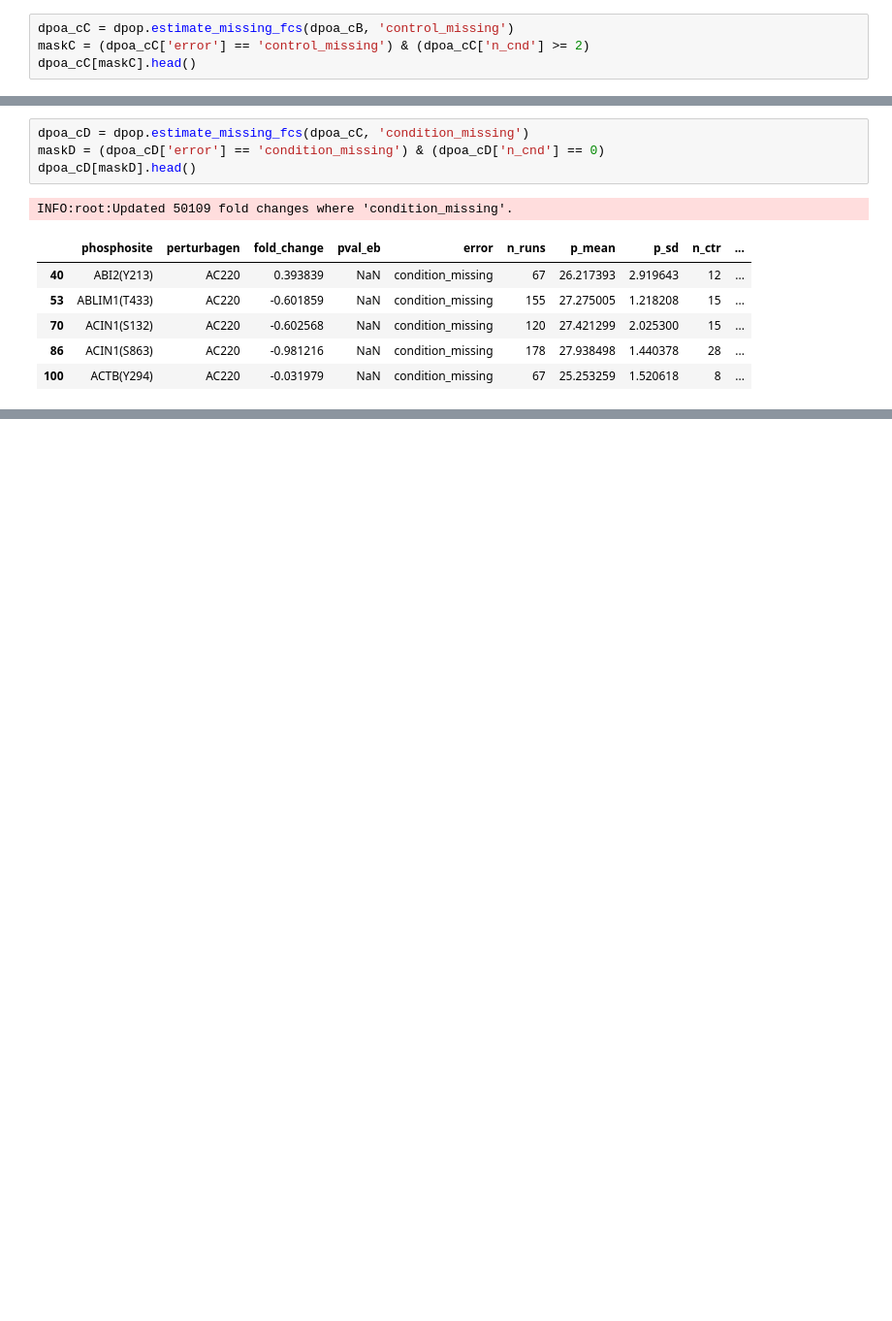
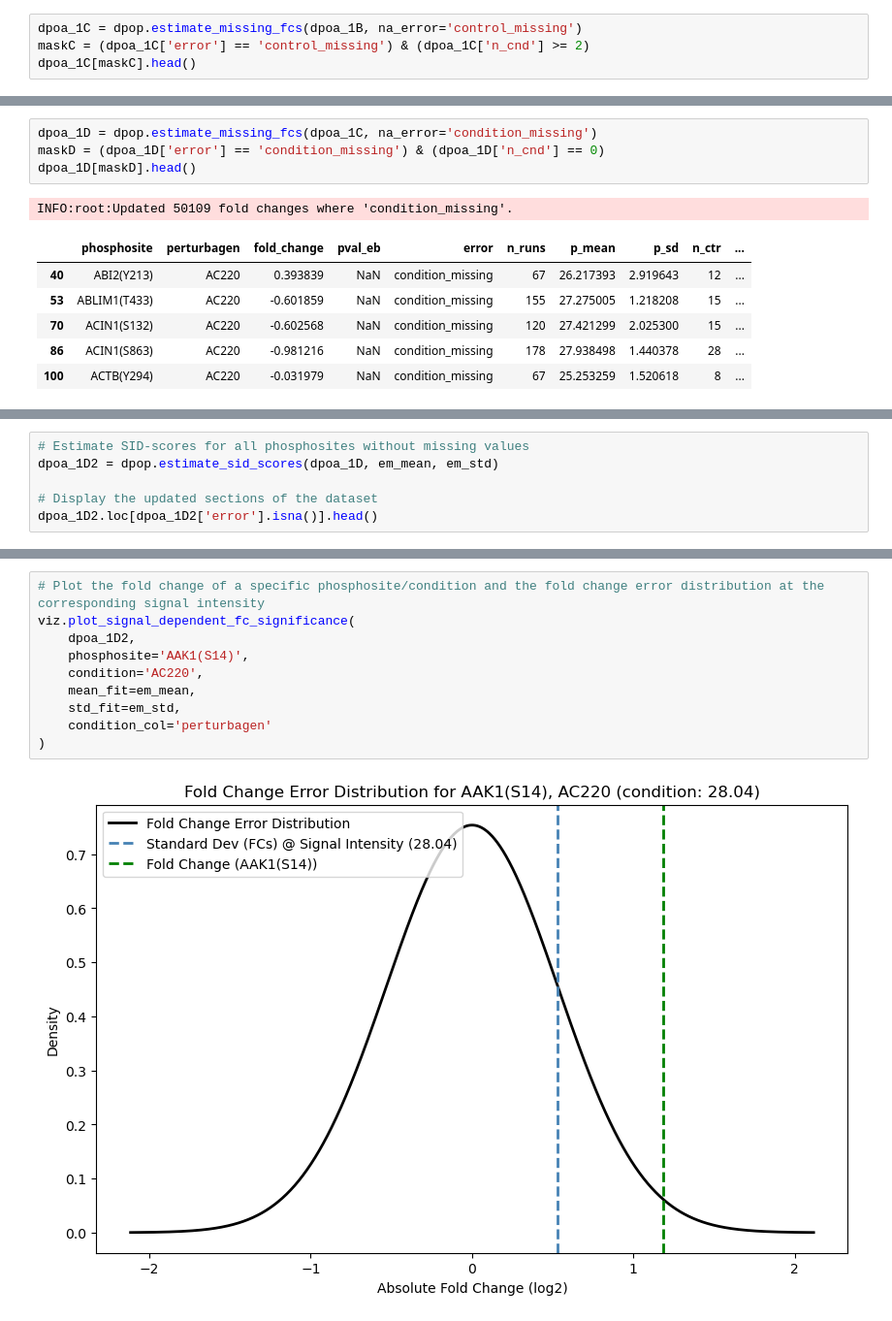
Before and after one commit to magdalenahuebner/magpipe, a Jupyter notebook: notebooks/05-mh-process-dpoa-results.ipynb, the cells around one changed output, grey strips where cells are left out. Shown at 97% size. Cells and saved outputs as stored; diff of their text form; blank space fills up the shorter version.

Commit message:
added signal intensity-dependent confidence score estimation

```diff
--- a/notebooks/05-mh-process-dpoa-results.ipynb
+++ b/notebooks/05-mh-process-dpoa-results.ipynb
@@ -123,9 +124,9 @@ For phosphosites quantified in a condition X (>= 2 measurements) but not in cont
 - Interpreting a negative Z-score as a fold change between 0 and 1.
 - Interpreting a positive Z-score as a fold change between 1 and 2 for missing controls.
 # %%
-dpoa_cC = dpop.estimate_missing_fcs(dpoa_cB, 'control_missing')
-maskC = (dpoa_cC['error'] == 'control_missing') & (dpoa_cC['n_cnd'] >= 2)
-dpoa_cC[maskC].head()
+dpoa_1C = dpop.estimate_missing_fcs(dpoa_1B, na_error='control_missing')
+maskC = (dpoa_1C['error'] == 'control_missing') & (dpoa_1C['n_cnd'] >= 2)
+dpoa_1C[maskC].head()
 # %% [output]
 INFO:root:Updated 1441 fold changes where 'control_missing'.
 |  | phosphosite | perturbagen | fold_change | pval_eb | error | n_runs | p_mean | p_sd | n_ctr | ... |
@@ -148,9 +149,9 @@ In cases where a phosphosite is adequately quantified in control samples (>= 4 m
 - Interpreting a negative Z-score as a fold change between 0 and -1.
 - Interpreting a positive Z-score as a fold change between -1 and -2 for missing controls.
 # %%
-dpoa_cD = dpop.estimate_missing_fcs(dpoa_cC, 'condition_missing')
-maskD = (dpoa_cD['error'] == 'condition_missing') & (dpoa_cD['n_cnd'] == 0)
-dpoa_cD[maskD].head()
+dpoa_1D = dpop.estimate_missing_fcs(dpoa_1C, na_error='condition_missing')
+maskD = (dpoa_1D['error'] == 'condition_missing') & (dpoa_1D['n_cnd'] == 0)
+dpoa_1D[maskD].head()
 # %% [output]
 INFO:root:Updated 50109 fold changes where 'condition_missing'.
 |  | phosphosite | perturbagen | fold_change | pval_eb | error | n_runs | p_mean | p_sd | n_ctr | ... |
@@ -166,0 +195,6 @@ viz.plot_distance_to_signal_dist(dpoa_cD, phosphosite='ACIN1(S863)', perturbagen
+# %%
+# Estimate SID-scores for all phosphosites without missing values
+dpoa_1D2 = dpop.estimate_sid_scores(dpoa_1D, em_mean, em_std)
+
+# Display the updated sections of the dataset
+dpoa_1D2.loc[dpoa_1D2['error'].isna()].head()
@@ -166,0 +210,12 @@ viz.plot_distance_to_signal_dist(dpoa_cD, phosphosite='ACIN1(S863)', perturbagen
+# %%
+# Plot the fold change of a specific phosphosite/condition and the fold change error distribution at the corresponding signal intensity
+viz.plot_signal_dependent_fc_significance(
+    dpoa_1D2,
+    phosphosite='AAK1(S14)',
+    condition='AC220',
+    mean_fit=em_mean,
+    std_fit=em_std,
+    condition_col='perturbagen'
+)
+# %% [output]
+[figure, added]
```
Also changed, not shown: parts of 21 cells of this notebook, 4 other files.
